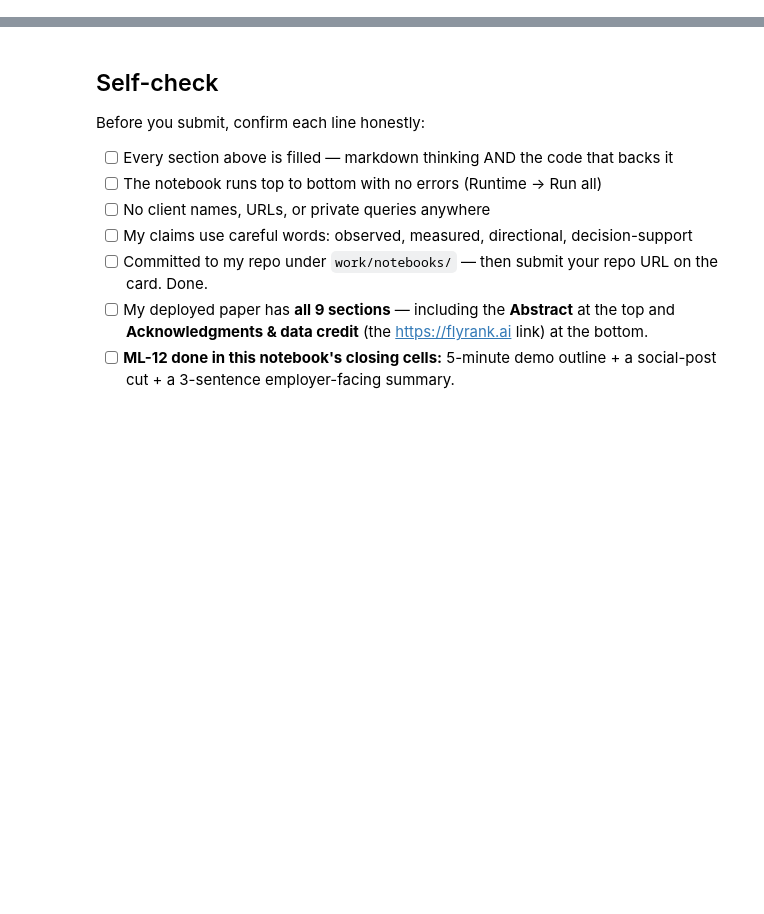
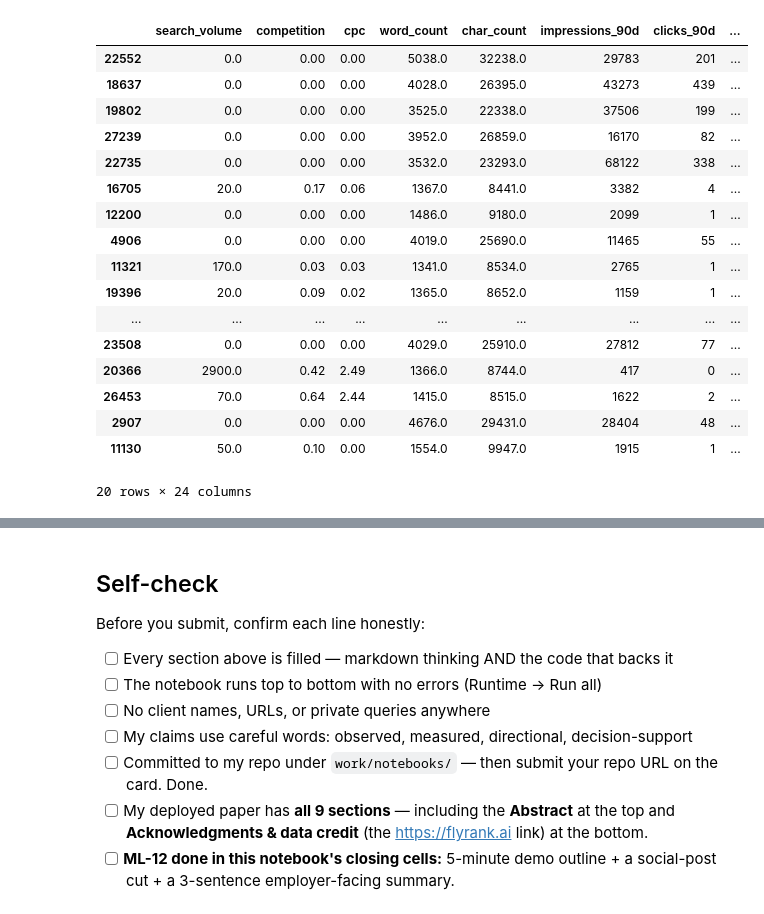
Before and after one commit to haneen06-blip/flyrank-assiment, a Jupyter notebook: work/notebooks/capstone.ipynb, the cells around one changed output, grey strips where cells are left out. Drawn from its saved outputs; the diff is of its cells as text; code cells hidden in the pictures; blank space fills up the shorter version.

```diff
--- a/work/notebooks/capstone.ipynb
+++ b/work/notebooks/capstone.ipynb
@@ -36,0 +219,45 @@ This skeleton is yours to fill. Work the sections **in order** — each one has
+# %%
+# Create ranked recommendations from the test set
+
+ranked = X_test.copy()
+
+ranked["decline_score"] = model_score
+ranked["actual_declining"] = y_test.values
+
+ranked["action"] = np.where(
+    ranked["decline_score"] >= 0.80,
+    "High-priority review",
+    np.where(
+        ranked["decline_score"] >= 0.50,
+        "Review",
+        "Monitor"
+    )
+)
+
+ranked = ranked.sort_values(
+    "decline_score",
+    ascending=False
+)
+
+display(
+    ranked.head(20)
+)
+# %% [output]
+|  | search_volume | competition | cpc | word_count | char_count | impressions_90d | clicks_90d | ... |
+| 22552 | 0.0 | 0.00 | 0.00 | 5038.0 | 32238.0 | 29783 | 201 | ... |
+| 18637 | 0.0 | 0.00 | 0.00 | 4028.0 | 26395.0 | 43273 | 439 | ... |
+| 19802 | 0.0 | 0.00 | 0.00 | 3525.0 | 22338.0 | 37506 | 199 | ... |
+| 27239 | 0.0 | 0.00 | 0.00 | 3952.0 | 26859.0 | 16170 | 82 | ... |
+| 22735 | 0.0 | 0.00 | 0.00 | 3532.0 | 23293.0 | 68122 | 338 | ... |
+| 16705 | 20.0 | 0.17 | 0.06 | 1367.0 | 8441.0 | 3382 | 4 | ... |
+| 12200 | 0.0 | 0.00 | 0.00 | 1486.0 | 9180.0 | 2099 | 1 | ... |
+| 4906 | 0.0 | 0.00 | 0.00 | 4019.0 | 25690.0 | 11465 | 55 | ... |
+| 11321 | 170.0 | 0.03 | 0.03 | 1341.0 | 8534.0 | 2765 | 1 | ... |
+| 19396 | 20.0 | 0.09 | 0.02 | 1365.0 | 8652.0 | 1159 | 1 | ... |
+| ... | ... | ... | ... | ... | ... | ... | ... | ... |
+| 23508 | 0.0 | 0.00 | 0.00 | 4029.0 | 25910.0 | 27812 | 77 | ... |
+| 20366 | 2900.0 | 0.42 | 2.49 | 1366.0 | 8744.0 | 417 | 0 | ... |
+| 26453 | 70.0 | 0.64 | 2.44 | 1415.0 | 8515.0 | 1622 | 2 | ... |
+| 2907 | 0.0 | 0.00 | 0.00 | 4676.0 | 29431.0 | 28404 | 48 | ... |
+| 11130 | 50.0 | 0.10 | 0.00 | 1554.0 | 9947.0 | 1915 | 1 | ... |
+20 rows × 24 columns
```
Also changed, not shown: parts of 24 cells of this notebook.
